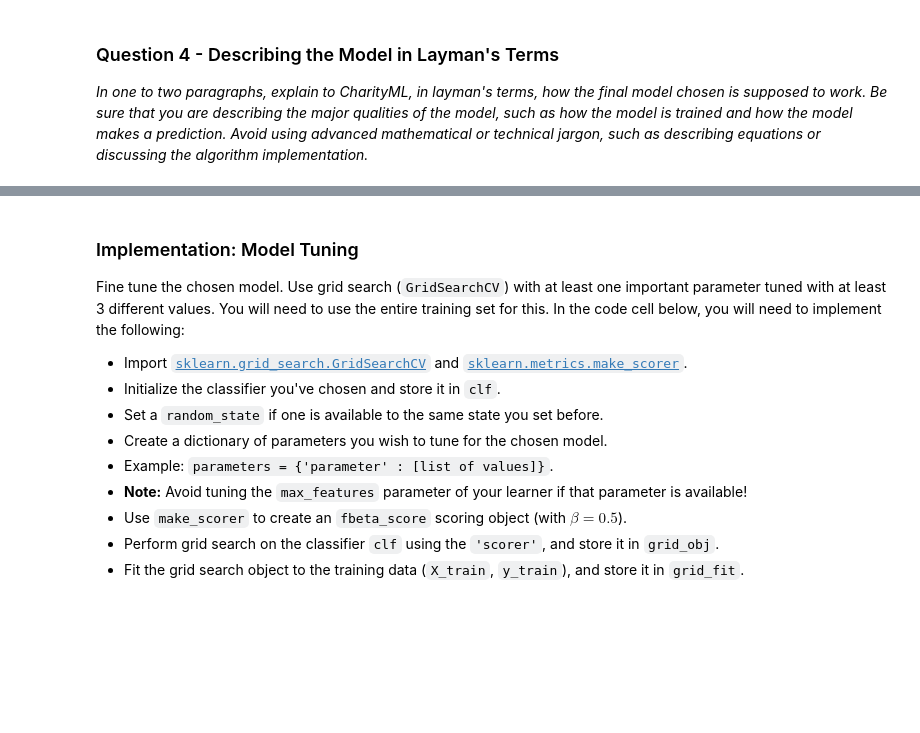
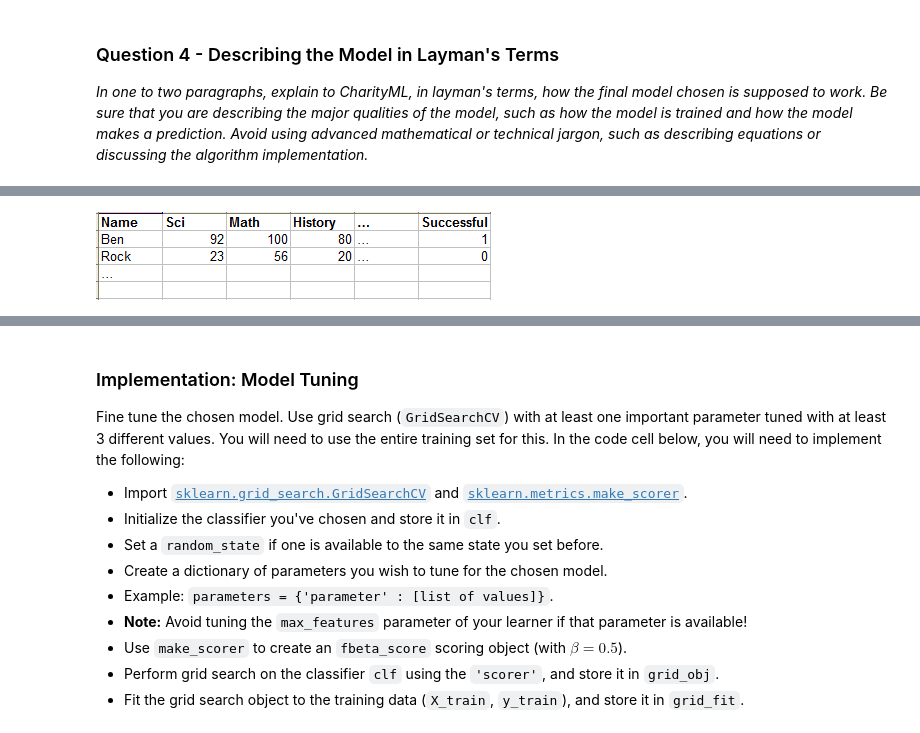
Before and after one commit to satishjasthi/Machine-learning-projects, a Jupyter notebook: finding_donors/finding_donors.ipynb, the cells around one changed output, grey strips where cells are left out. Cells and saved outputs as stored; diff of their text form; code cells hidden in the pictures; blank space fills up the shorter version.

```diff
--- a/finding_donors/finding_donors.ipynb
+++ b/finding_donors/finding_donors.ipynb
@@ -354,0 +454,4 @@ In this final section, you will choose from the three supervised learning models
+# %%
+Image(filename='images/tabel.png')
+# %% [output]
+[figure, added]
```
Also changed, not shown: parts of 22 cells of this notebook, 2 other files.
